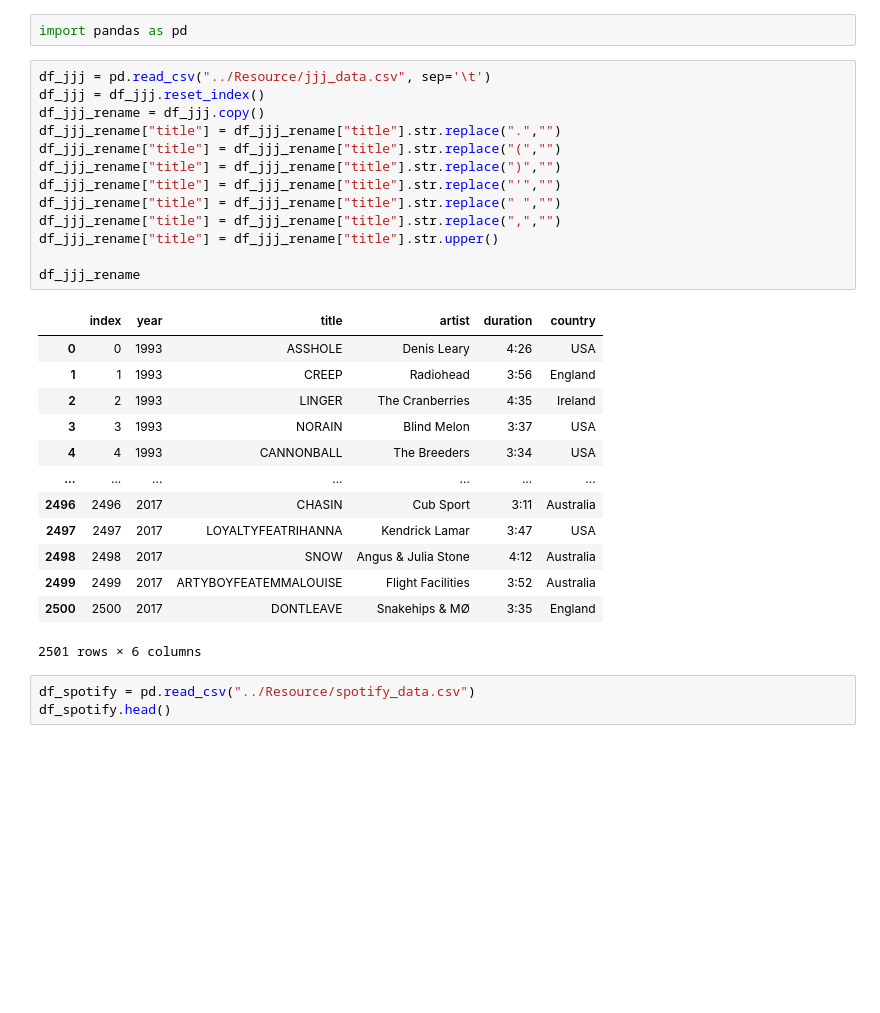
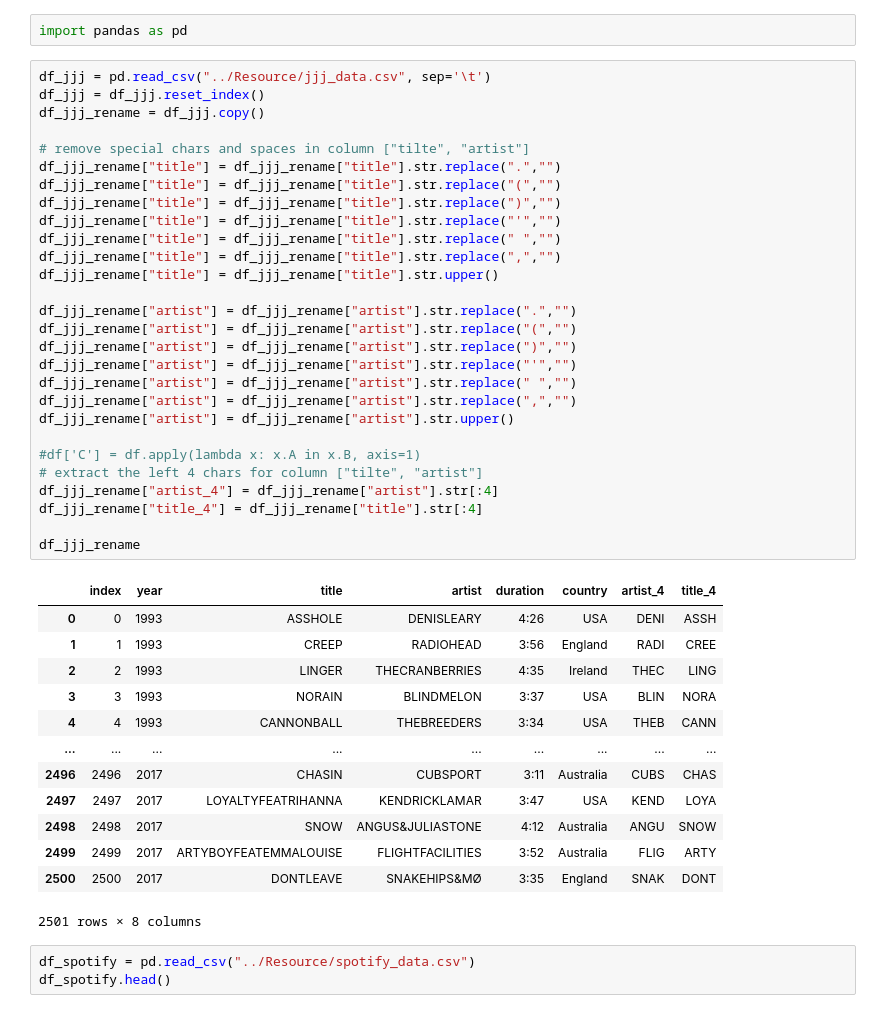
Before and after one commit to relaernu/project_1, a Jupyter notebook: Notebooks/FirstTryCombine.ipynb, the cells around one changed output. Cells and saved outputs as stored; diff of their text form; blank space fills up the shorter version.

```diff
--- a/Notebooks/FirstTryCombine.ipynb
+++ b/Notebooks/FirstTryCombine.ipynb
@@ -3,30 +3,45 @@ import pandas as pd
 # %%
 df_jjj = pd.read_csv("../Resource/jjj_data.csv", sep='\t')
 df_jjj = df_jjj.reset_index()
 df_jjj_rename = df_jjj.copy()
+
+# remove special chars and spaces in column ["tilte", "artist"]
 df_jjj_rename["title"] = df_jjj_rename["title"].str.replace(".","")
 df_jjj_rename["title"] = df_jjj_rename["title"].str.replace("(","")
 df_jjj_rename["title"] = df_jjj_rename["title"].str.replace(")","")
 df_jjj_rename["title"] = df_jjj_rename["title"].str.replace("'","")
 df_jjj_rename["title"] = df_jjj_rename["title"].str.replace(" ","")
 df_jjj_rename["title"] = df_jjj_rename["title"].str.replace(",","")
 df_jjj_rename["title"] = df_jjj_rename["title"].str.upper()
 
+df_jjj_rename["artist"] = df_jjj_rename["artist"].str.replace(".","")
+df_jjj_rename["artist"] = df_jjj_rename["artist"].str.replace("(","")
+df_jjj_rename["artist"] = df_jjj_rename["artist"].str.replace(")","")
+df_jjj_rename["artist"] = df_jjj_rename["artist"].str.replace("'","")
+df_jjj_rename["artist"] = df_jjj_rename["artist"].str.replace(" ","")
+df_jjj_rename["artist"] = df_jjj_rename["artist"].str.replace(",","")
+df_jjj_rename["artist"] = df_jjj_rename["artist"].str.upper()
+
+#df['C'] = df.apply(lambda x: x.A in x.B, axis=1)
+# extract the left 4 chars for column ["tilte", "artist"]
+df_jjj_rename["artist_4"] = df_jjj_rename["artist"].str[:4]
+df_jjj_rename["title_4"] = df_jjj_rename["title"].str[:4]
+
 df_jjj_rename
 # %% [output]
-|  | index | year | title | artist | duration | country |
-| 0 | 0 | 1993 | ASSHOLE | Denis Leary | 4:26 | USA |
-| 1 | 1 | 1993 | CREEP | Radiohead | 3:56 | England |
-| 2 | 2 | 1993 | LINGER | The Cranberries | 4:35 | Ireland |
-| 3 | 3 | 1993 | NORAIN | Blind Melon | 3:37 | USA |
-| 4 | 4 | 1993 | CANNONBALL | The Breeders | 3:34 | USA |
-| ... | ... | ... | ... | ... | ... | ... |
-| 2496 | 2496 | 2017 | CHASIN | Cub Sport | 3:11 | Australia |
-| 2497 | 2497 | 2017 | LOYALTYFEATRIHANNA | Kendrick Lamar | 3:47 | USA |
-| 2498 | 2498 | 2017 | SNOW | Angus & Julia Stone | 4:12 | Australia |
-| 2499 | 2499 | 2017 | ARTYBOYFEATEMMALOUISE | Flight Facilities | 3:52 | Australia |
-| 2500 | 2500 | 2017 | DONTLEAVE | Snakehips & MØ | 3:35 | England |
+|  | index | year | title | artist | duration | country | artist_4 | title_4 |
+| 0 | 0 | 1993 | ASSHOLE | DENISLEARY | 4:26 | USA | DENI | ASSH |
+| 1 | 1 | 1993 | CREEP | RADIOHEAD | 3:56 | England | RADI | CREE |
+| 2 | 2 | 1993 | LINGER | THECRANBERRIES | 4:35 | Ireland | THEC | LING |
+| 3 | 3 | 1993 | NORAIN | BLINDMELON | 3:37 | USA | BLIN | NORA |
+| 4 | 4 | 1993 | CANNONBALL | THEBREEDERS | 3:34 | USA | THEB | CANN |
+| ... | ... | ... | ... | ... | ... | ... | ... | ... |
+| 2496 | 2496 | 2017 | CHASIN | CUBSPORT | 3:11 | Australia | CUBS | CHAS |
+| 2497 | 2497 | 2017 | LOYALTYFEATRIHANNA | KENDRICKLAMAR | 3:47 | USA | KEND | LOYA |
+| 2498 | 2498 | 2017 | SNOW | ANGUS&JULIASTONE | 4:12 | Australia | ANGU | SNOW |
+| 2499 | 2499 | 2017 | ARTYBOYFEATEMMALOUISE | FLIGHTFACILITIES | 3:52 | Australia | FLIG | ARTY |
+| 2500 | 2500 | 2017 | DONTLEAVE | SNAKEHIPS&MØ | 3:35 | England | SNAK | DONT |
-2501 rows × 6 columns
+2501 rows × 8 columns
 # %%
 df_spotify = pd.read_csv("../Resource/spotify_data.csv")
 df_spotify.head()
```
Also changed, not shown: parts of 7 cells of this notebook, 1 other file.
